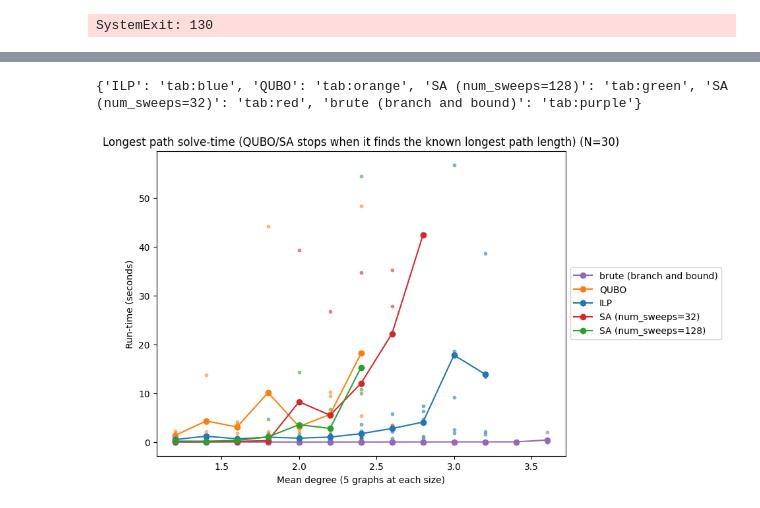
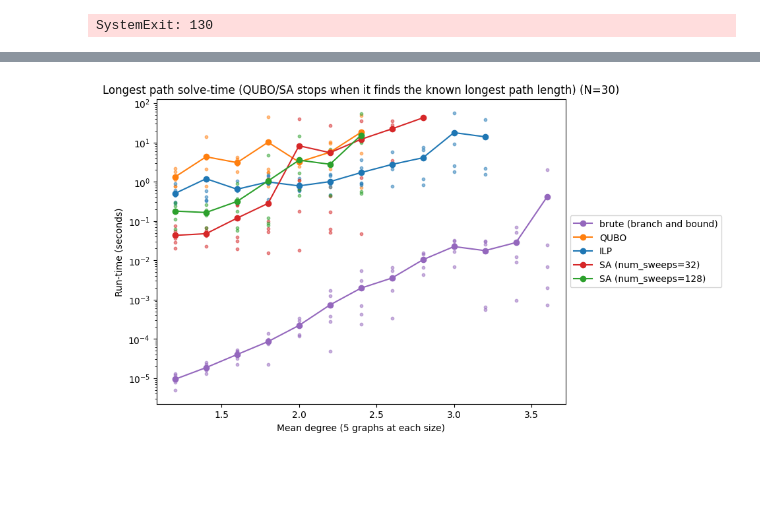
Before and after one commit to blinkybool/LongestPath, a Jupyter notebook: notebooks/qubo_known.ipynb, the cells around one changed output, grey strips where cells are left out. Saved outputs shown, nothing was run; the diff lists cells and outputs as text; code cells hidden in the pictures; blank space fills up the shorter version.

Commit message:
qubo_known benchmarking with simulated annealing solver

```diff
--- a/notebooks/qubo_known.ipynb
+++ b/notebooks/qubo_known.ipynb
@@ -83,6 +68,10 @@ df
 import matplotlib.pyplot as plt
 import matplotlib.colors as mcolors
 from benchmarking import Benchmark
+import longestpath.brute as brute
+
+
+benchmark = Benchmark.load(benchmark_path)
 
 actual_lengths = {}
 for graph_id, graph in benchmark.graphs:
@@ -90,7 +79,6 @@ for graph_id, graph in benchmark.graphs:
     length = len(result['path'])-1
     actual_lengths[graph_id] = length
 
-benchmark = Benchmark.load(benchmark_path)
 df = benchmark.get_dataframe()
 df = df[df['failure'].isnull()]
 df['actual_length'] = df.apply(lambda row: actual_lengths[row['graph_id']], axis=1)
@@ -102,34 +90,32 @@ solver_plot_names = {
     1: "QUBO",
     2: 'ILP',
     3: "SA (num_sweeps=32)",
     4: "SA (num_sweeps=128)",
 }
 
 colordict = dict(zip(sorted(solver_plot_names.values()), mcolors.TABLEAU_COLORS))
-print(colordict)
 
 # df['solver_plot_name'] = df.apply(axis=1, func=lambda row: solver_plot_names.get(row['solver'], row['solver_name']))
 
 to_plot = df.groupby(['average_out_degree', 'solver']).agg({'run_time': 'mean'}).reset_index() \
     .pivot(index='average_out_degree', columns='solver', values='run_time') \
     .rename(columns=solver_plot_names);
 
 to_plot.plot(style="o-", color=colordict)
 
 for i in range(len(benchmark.solvers)):
     solver_df = df[df["solver"] == i]
     plt.scatter(solver_df['average_out_degree'], solver_df['run_time'], label=None, color=colordict[solver_plot_names[i]], alpha=0.5, s=10)
 
-# plt.yscale('log')
+plt.yscale('log')
 # plt.xticks(np.arange(1, 4.0, 0.5))
 plt.ylabel("Run-time (seconds)")
 plt.xlabel("Mean degree (5 graphs at each size)")
 plt.title(f"Longest path solve-time (QUBO/SA stops when it finds the known longest path length) (N=30)")
 plt.legend(loc='center left', bbox_to_anchor=(1, 0.5))
 
 plt.gcf().set_size_inches(8, 6)
 
 plt.savefig(os.path.join(benchmark.benchmark_path, "qubo_known_n30.png"), dpi=400, bbox_inches='tight')
 # %% [output]
-{'ILP': 'tab:blue', 'QUBO': 'tab:orange', 'SA (num_sweeps=128)': 'tab:green', 'SA (num_sweeps=32)': 'tab:red', 'brute (branch and bound)': 'tab:purple'}
-[figure, old version]
+[figure, new version]
```
Also changed, not shown: parts of 2 cells of this notebook.
